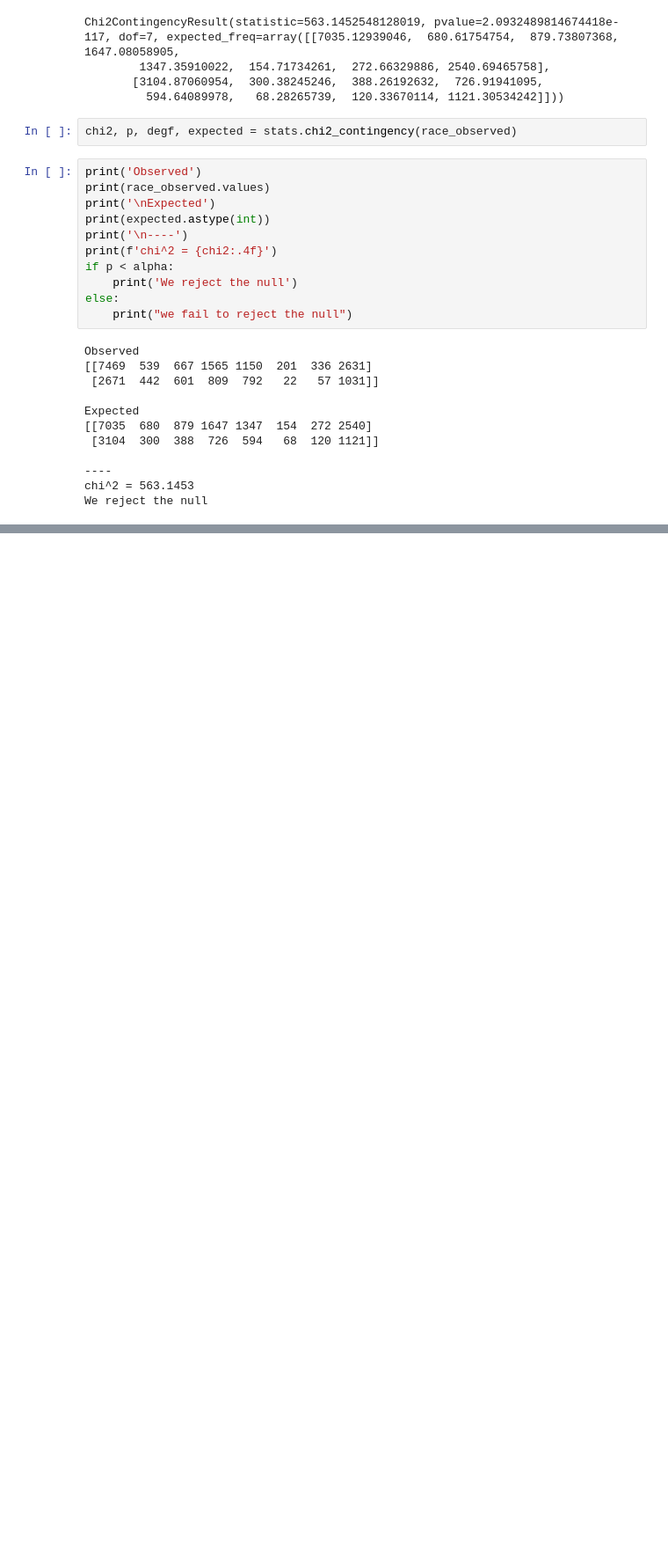
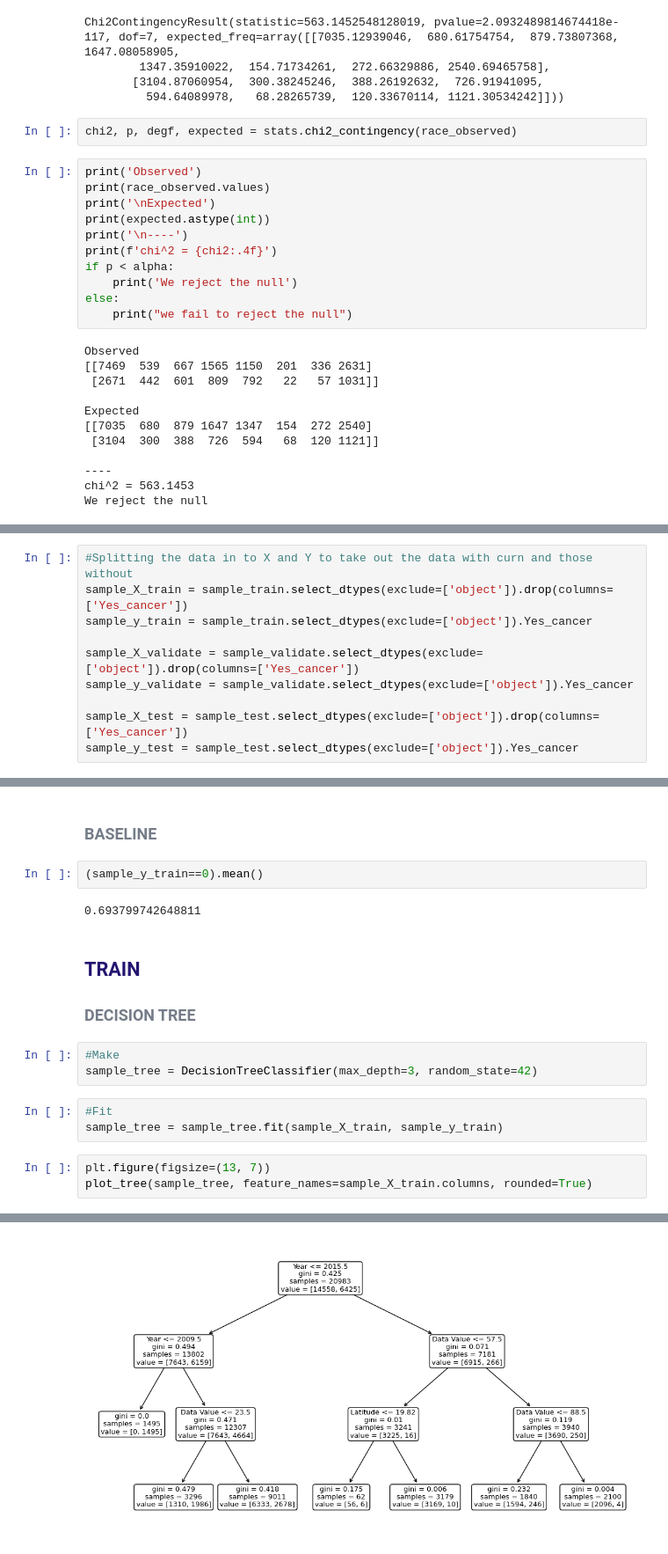
Before and after one commit to annie-carter/DHHS_chronic_disease_indicators, a Jupyter notebook: explore_dhhs_cdi.ipynb, the cells around one changed output, grey strips where cells are left out. Shown at 88% size. Cells and saved outputs as stored; diff of their text form; blank space fills up the shorter version.

```diff
--- a/explore_dhhs_cdi.ipynb
+++ b/explore_dhhs_cdi.ipynb
@@ -775,0 +787,10 @@ Findings: Ha = Race has a relationship to cancer prevalence
+# %%
+#Splitting the data in to X and Y to take out the data with curn and those without
+sample_X_train = sample_train.select_dtypes(exclude=['object']).drop(columns=['Yes_cancer'])
+sample_y_train = sample_train.select_dtypes(exclude=['object']).Yes_cancer
+
+sample_X_validate = sample_validate.select_dtypes(exclude=['object']).drop(columns=['Yes_cancer'])
+sample_y_validate = sample_validate.select_dtypes(exclude=['object']).Yes_cancer
+
+sample_X_test = sample_test.select_dtypes(exclude=['object']).drop(columns=['Yes_cancer'])
+sample_y_test = sample_test.select_dtypes(exclude=['object']).Yes_cancer
@@ -775,0 +799,20 @@ Findings: Ha = Race has a relationship to cancer prevalence
+# %% [markdown]
+
+###  <span style ='color:#757C88'> BASELINE
+# %%
+(sample_y_train==0).mean()
+# %% [output]
+0.693799742648811
+# %% [markdown]
+## <span style ='color:#241571'> TRAIN
+### <span style ='color:#757C88'> DECISION TREE
+# %%
+#Make
+sample_tree = DecisionTreeClassifier(max_depth=3, random_state=42)
+# %%
+#Fit
+sample_tree = sample_tree.fit(sample_X_train, sample_y_train)
+# %%
+plt.figure(figsize=(13, 7))
+plot_tree(sample_tree, feature_names=sample_X_train.columns, rounded=True)
+# %% [output]
@@ -775,0 +832 @@ Findings: Ha = Race has a relationship to cancer prevalence
+[figure, added]
```
Also changed, not shown: parts of 73 cells of this notebook.
